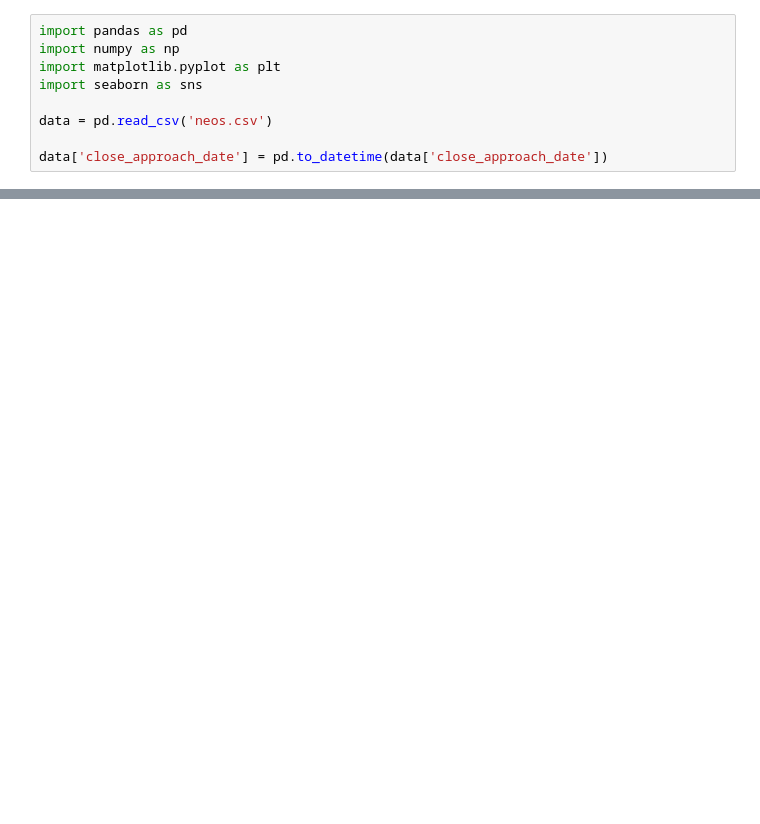
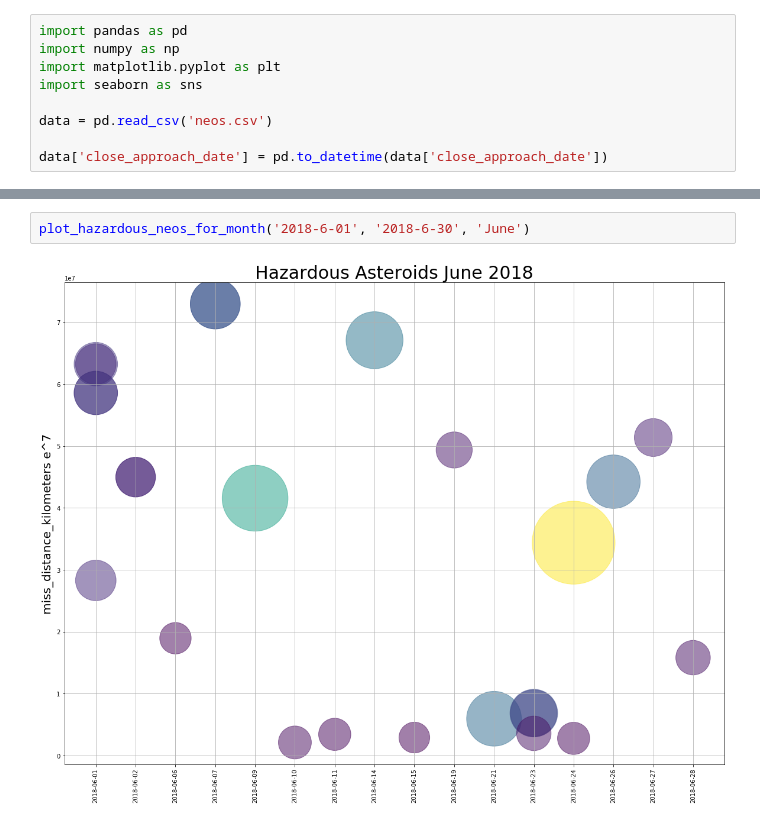
Before and after one commit to 1powechri2/Adventures-In-Data-with-Jupyter, a Jupyter notebook: size_and_proximity_by_month.ipynb, the cells around one changed output, grey strips where cells are left out. Drawn from its saved outputs; the diff is of its cells as text; blank space fills up the shorter version.

```diff
--- a/size_and_proximity_by_month.ipynb
+++ b/size_and_proximity_by_month.ipynb
@@ -53,0 +62,4 @@ plot_hazardous_neos_for_month('2018-3-01', '2018-3-31', 'March')
+# %%
+plot_hazardous_neos_for_month('2018-6-01', '2018-6-30', 'June')
+# %% [output]
+[figure, added]
```
Also changed, not shown: parts of 13 cells of this notebook.
